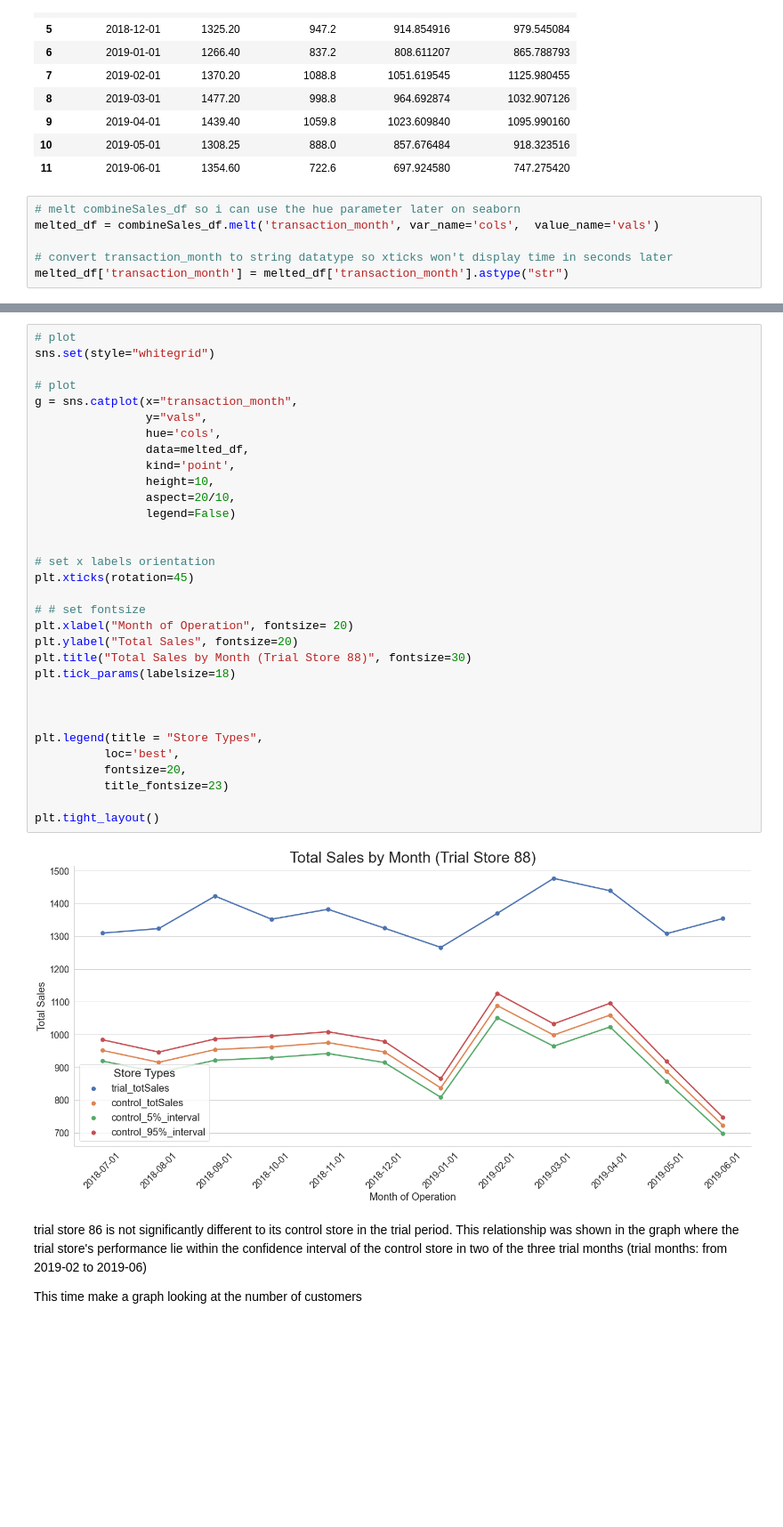
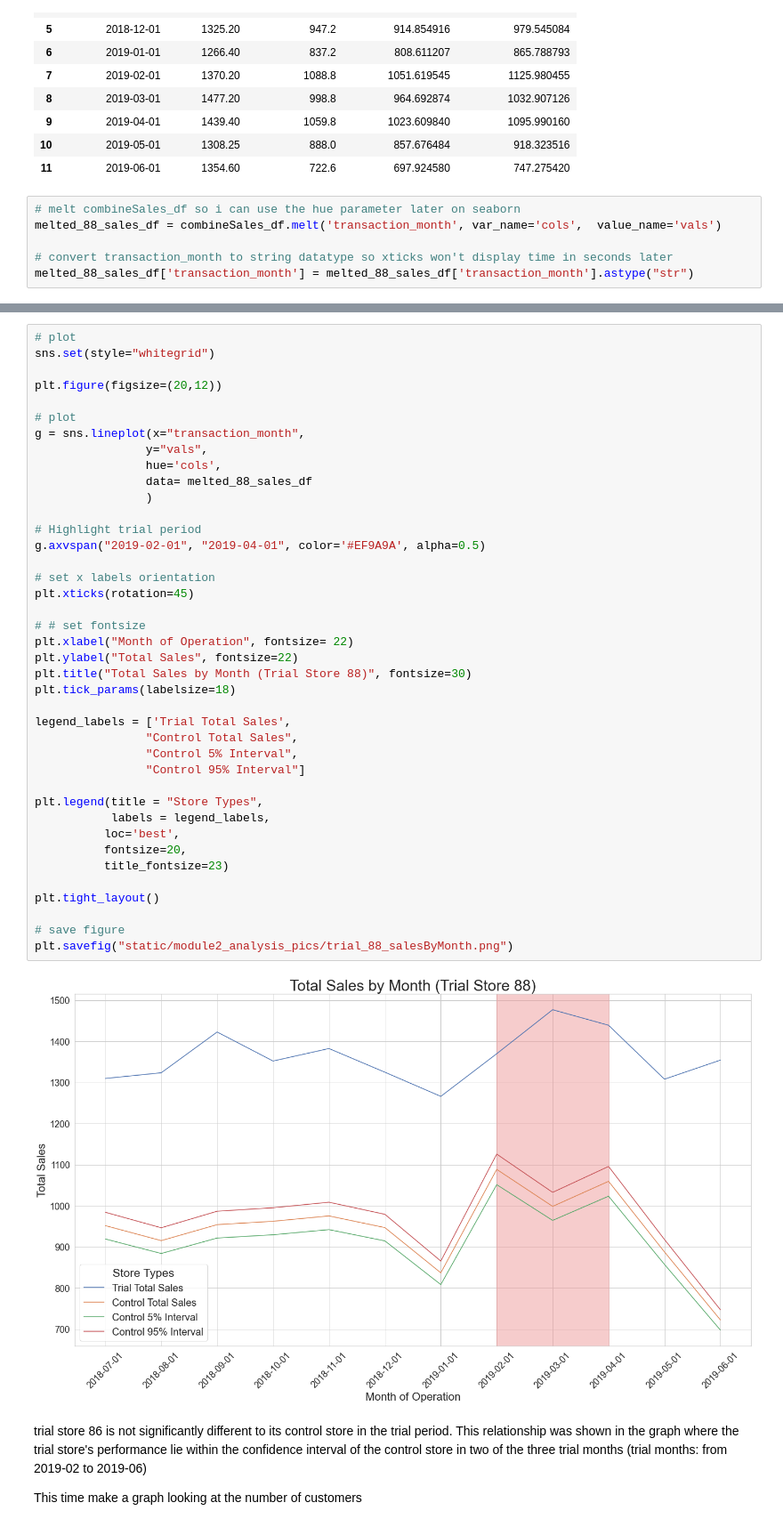
Before and after one commit to daniel8691/Quantium-virtual-internship, a Jupyter notebook: module_two_experimentation_uplifttesting.ipynb, the cells around one changed output, grey strips where cells are left out. Shown at 89% size. Drawn from its saved outputs; the diff is of its cells as text; blank space fills up the shorter version.

Commit message:
updated calculations for trial store 88

```diff
--- a/module_two_experimentation_uplifttesting.ipynb
+++ b/module_two_experimentation_uplifttesting.ipynb
@@ -2800,7 +2835,7 @@ combineSales_df
 | 11 | 2019-06-01 | 1354.60 | 722.6 | 697.924580 | 747.275420 |
 # %%
 # melt combineSales_df so i can use the hue parameter later on seaborn
-melted_df = combineSales_df.melt('transaction_month', var_name='cols',  value_name='vals')
+melted_88_sales_df = combineSales_df.melt('transaction_month', var_name='cols',  value_name='vals')
 
 # convert transaction_month to string datatype so xticks won't display time in seconds later
-melted_df['transaction_month'] = melted_df['transaction_month'].astype("str")
+melted_88_sales_df['transaction_month'] = melted_88_sales_df['transaction_month'].astype("str")
@@ -2827,37 +2862,45 @@ melted_df
 # %%
 # plot
 sns.set(style="whitegrid")
 
+plt.figure(figsize=(20,12))
+
 # plot
-g = sns.catplot(x="transaction_month",
+g = sns.lineplot(x="transaction_month",
                 y="vals",
                 hue='cols',
-                data=melted_df,
-                kind='point',
-                height=10,
-                aspect=20/10,
-                legend=False)
+                data= melted_88_sales_df
+                )
 
+# Highlight trial period
+g.axvspan("2019-02-01", "2019-04-01", color='#EF9A9A', alpha=0.5)
 
 # set x labels orientation
 plt.xticks(rotation=45)
 
 # # set fontsize
-plt.xlabel("Month of Operation", fontsize= 20)
-plt.ylabel("Total Sales", fontsize=20)
+plt.xlabel("Month of Operation", fontsize= 22)
+plt.ylabel("Total Sales", fontsize=22)
 plt.title("Total Sales by Month (Trial Store 88)", fontsize=30)
 plt.tick_params(labelsize=18)
 
-
+legend_labels = ['Trial Total Sales',
+                "Control Total Sales",
+                "Control 5% Interval",
+                "Control 95% Interval"]
 
 plt.legend(title = "Store Types",
+           labels = legend_labels,
           loc='best',
           fontsize=20,
           title_fontsize=23)
 
 plt.tight_layout()
+
+# save figure
+plt.savefig("static/module2_analysis_pics/trial_88_salesByMonth.png")
 # %% [output]
-[figure, old version]
+[figure, new version]
 # %% [markdown]
 trial store 86 is not significantly different to its control store in the trial period. This relationship was shown in the graph where the trial store's performance lie within the confidence interval of the control store in two of the three trial months (trial months: from 2019-02 to 2019-06)
 
```
Also changed, not shown: parts of 14 cells of this notebook, 5 other files.
